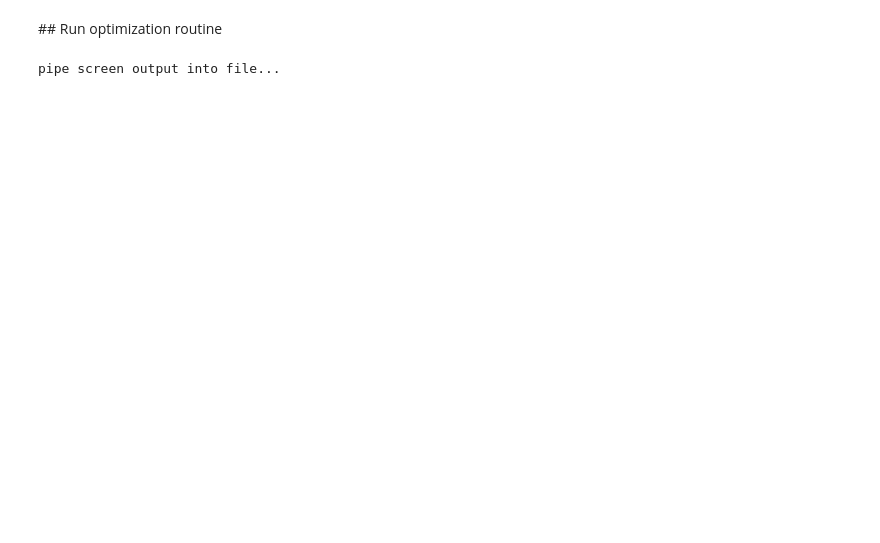
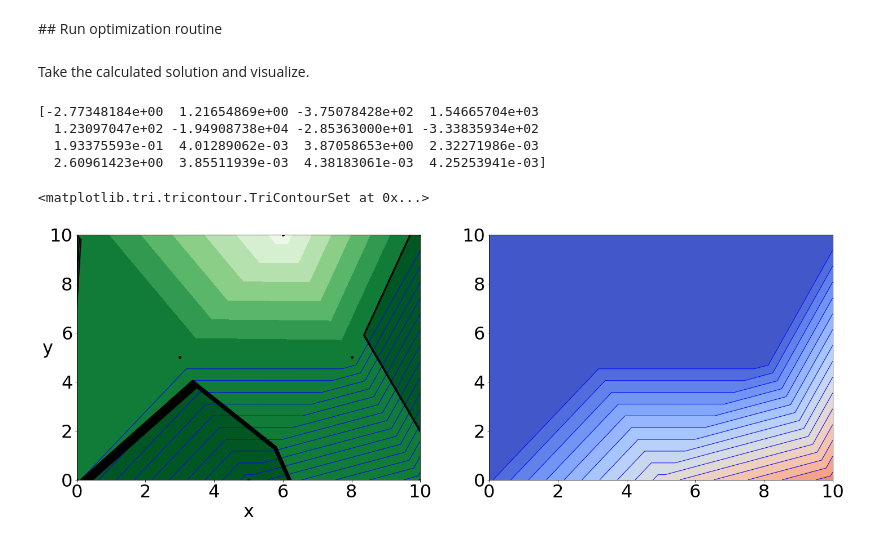
Before and after one commit to sberres/FoamFronts, a Jupyter notebook: foam-primal-3-debugging.ipynb, the cells around one changed output. Cells and saved outputs as stored; diff of their text form; code cells hidden in the pictures; blank space fills up the shorter version.

Commit message:
update, mesh fix

```diff
--- a/foam-primal-3-debugging.ipynb
+++ b/foam-primal-3-debugging.ipynb
@@ -7,8 +7,9 @@ from scipy.spatial import Delaunay
 import matplotlib.pyplot as plt
 
 # mesh = om.read_trimesh('foam15.off')
-mesh = om.read_trimesh('siete_nodos.off')
-mesh = om.read_trimesh('dm4.off')
+# mesh = om.read_trimesh('siete_nodos.off')
+# mesh = om.read_trimesh('dm4.off')
+mesh = om.read_trimesh('T4.off')
 # %% [markdown]
 ## Generate initial setup
 # %%
@@ -80,7 +81,7 @@ for vh in mesh.vertices():
     # if (k>20) and (k < 30):
     #    print(k)
 
-    if k > 45:
+    if k > 15:
         break
 
 print(k)
@@ -210,18 +197,53 @@ pipe screen output into file...
 # %%
 import scipy.optimize as opt
 import time
-import sys
 
-print('pipe screen output into file...')
-sys.stdout = open('output.txt', 'w')
+t0 = time.time()
+res = opt.minimize(cost, U, method='powell', tol=1e-10, options={'maxiter': 200, 'disp': True})
+t1 = time.time()
 
-for method in ('nelder-mead', 'powell', 'cobyla','L-BFGS-B','BFGS'):
-    t0 = time.time()
-    res = opt.minimize(cost, U, method=method, tol=1e-10, options={'maxiter': 2, 'disp': True})
-    t1 = time.time()
-
-    # U = res.x
-    print(res)
-    print('\n<<< ---------',k,'----  %s' % method, ' ------ dt = %.1f \n\n\n' % float(t1 - t0))
+print('\n t1-t0: = %.1f' % float(t1 - t0),'\n res:', res)
-# %% [output]
-pipe screen output into file...
+# %% [markdown]
+Take the calculated solution and visualize.
+# %%
+U=res.x
+# %%
+print(U)
+# %% [output]
+[-2.77348184e+00  1.21654869e+00 -3.75078428e+02  1.54665704e+03
+  1.23097047e+02 -1.94908738e+04 -2.85363000e+01 -3.33835934e+02
+  1.93375593e-01  4.01289062e-03  3.87058653e+00  2.32271986e-03
+  2.60961423e+00  3.85511939e-03  4.38183061e-03  4.25253941e-03]
+# %%
+
+X=V[:,0]
+Y=V[:,1]
+
+N = int(len(U)/2)
+T = U[0:N]
+S = U[N:]
+# %%
+plt.rcParams.update({'font.size': 32})
+
+cmap = plt.get_cmap('Greens')
+cmap2=plt.cm.coolwarm
+levels1 = np.linspace(0, 9, 21)
+levels2 = np.linspace(0, 5, 21)
+
+fig, (plt1, plt2) = plt.subplots(ncols=2, figsize=(24, 8))
+
+plt1.plot(X, Y, '.k', markersize=8)
+plt1.tricontourf(X, Y, T, cmap=cmap, zorder=1) # extent=[x0, y0, x1, y1],
+plt1.tricontour(X, Y, T, colors='k', linewidths=2, levels=levels1)
+plt1.tricontour(X, Y, S, colors='b' , zorder=1, linewidths=1, levels=levels2)
+
+plt1.set_xlabel("x", fontsize=32)
+h1=plt1.set_ylabel("y", fontsize=32)
+h1.set_rotation(0)
+plt.savefig('Tviz')
+
+plt2.tricontourf(X, Y, S, cmap=cmap2 , zorder=1, levels=levels2)
+plt2.tricontour(X, Y, S, colors='b' , zorder=1, linewidths=1, levels=levels2)
+# %% [output]
+<matplotlib.tri.tricontour.TriContourSet at 0x...>
+[figure, added]
```
Also changed, not shown: parts of 4 cells of this notebook, 6 other files.
